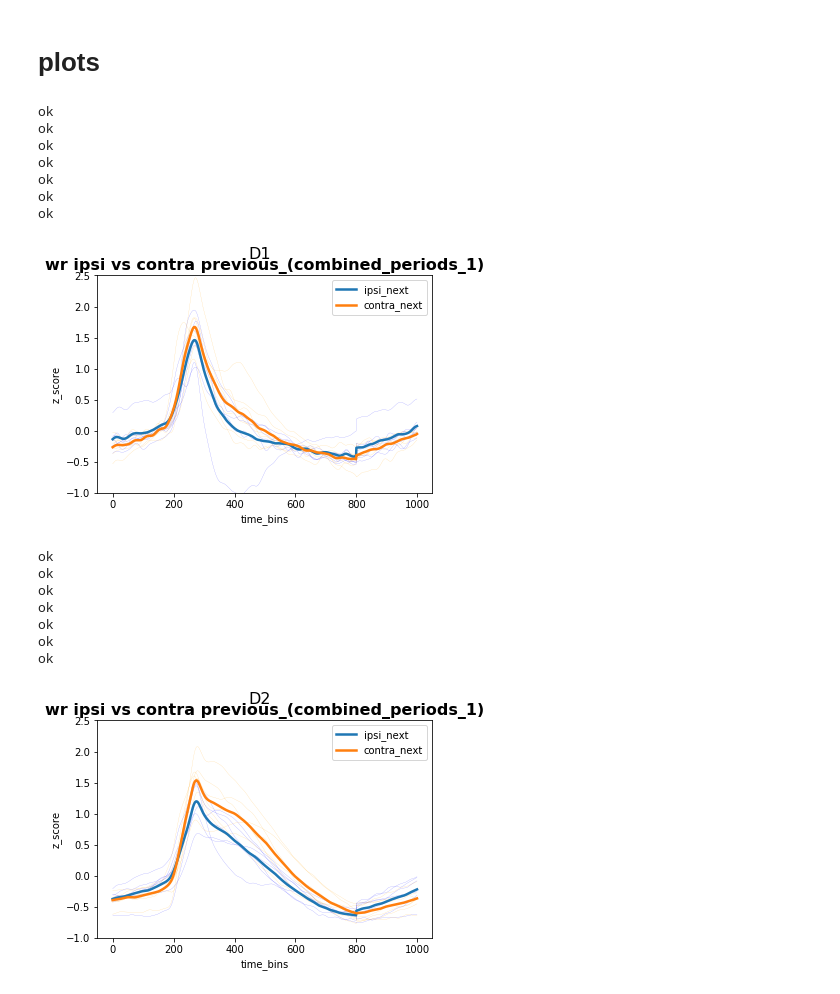
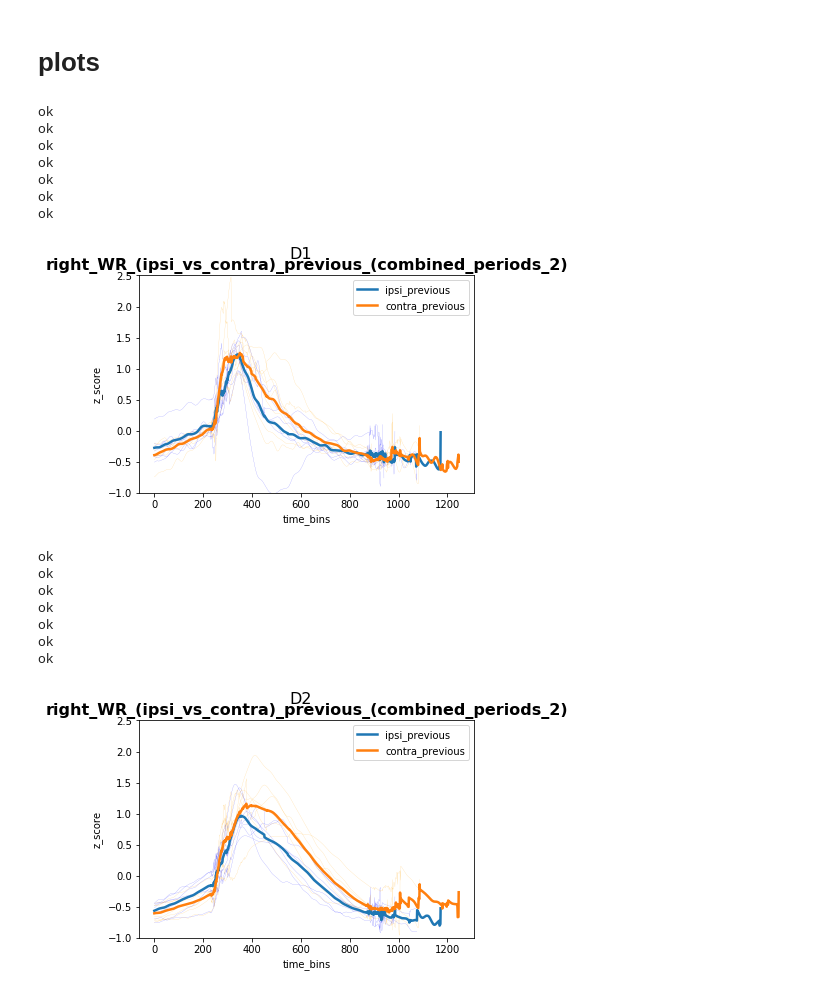
Before and after one commit to gilmandelbaum/analysis-pipeline-for-photometry_ex, a Jupyter notebook: Nb_data_set/1.data_set_lineplot/TestOutPut.ipynb, the cells around one changed output. Drawn from its saved outputs; the diff is of its cells as text; code cells hidden in the pictures.

Commit message:
working on data set analysis

```diff
--- a/Nb_data_set/1.data_set_lineplot/TestOutPut.ipynb
+++ b/Nb_data_set/1.data_set_lineplot/TestOutPut.ipynb
@@ -34,12 +34,12 @@ path_to_load_data = "/Volumes/GilInVivoPaper.large/2.Photometry_in_str/1.lateral
 sessionIndex_perMouse = ['0', '10', '21', '39', '53', '74', '84', '93', '104']
 # %%
 # Parameters
-seq_str = "0a1b2b3b4abcd5a6a7a"
+seq_str = "0a1b2b3b4abcd5a6b7a"
 HowManyBack = 1
 folderName = "right_dual_color_photo_full_data_after_QC"
-path_to_load_data = "/Volumes/GilInVivoPaper.large/2.Photometry_in_str/1.lateral_medial_6_analysis//right_dual_color_photo_full_data_after_QC/0a1b2b3b4abcd5a6a7a"
+path_to_load_data = "/Volumes/GilInVivoPaper.large/2.Photometry_in_str/1.lateral_medial_6_analysis//right_dual_color_photo_full_data_after_QC/0a1b2b3b4abcd5a6b7a"
 sessionIndex_perMouse = ["0", "8", "15", "33", "54", "62", "70", "75"]
-period_of_interest = "combined_periods_1"
+period_of_interest = "combined_periods_2"
 # %% [markdown]
 # folder name of analysis:
 # %%
@@ -254,8 +254,8 @@ def plot_win_or_lose_ipsi_contra_per_mouse(mean_ipsi_contra_per_mouse_data_set,
 
         print ("ok")
 
-    plt.plot(mean_ipsi_contra_per_mouse_data_set[1],linewidth=2.5, label="ipsi_next")
-    plt.plot(mean_ipsi_contra_per_mouse_data_set[3],linewidth=2.5, label="contra_next")
+    plt.plot(mean_ipsi_contra_per_mouse_data_set[1],linewidth=2.5, label="ipsi_previous")
+    plt.plot(mean_ipsi_contra_per_mouse_data_set[3],linewidth=2.5, label="contra_previous")
 
 
     plt.ylim([-1,2.5])
@@ -279,19 +279,19 @@ def plot_win_or_lose_ipsi_contra_per_mouse(mean_ipsi_contra_per_mouse_data_set,
     plt.show()
 # %%
 plot_win_or_lose_ipsi_contra_per_mouse(d1_win_mean_ipsi_contra_per_mouse_data_set,
-                                       "wr ipsi vs contra previous",period_of_interest,"D1",y_axis,cache_dir_plt)
+                                       "right_WR_(ipsi_vs_contra)_previous",period_of_interest,"D1",y_axis,cache_dir_plt)
 # %% [output]
 ok
 ok
 ok
 ok
 ok
 ok
 ok
-[figure, old version]
+[figure, new version]
 # %%
 plot_win_or_lose_ipsi_contra_per_mouse(d2_win_mean_ipsi_contra_per_mouse_data_set,
-                                       "wr ipsi vs contra previous",period_of_interest,"D2",y_axis,cache_dir_plt)
+                                       "right_WR_(ipsi_vs_contra)_previous",period_of_interest,"D2",y_axis,cache_dir_plt)
 # %% [output]
 ok
 ok
@@ -300,6 +300,6 @@ ok
 ok
 ok
 ok
-[figure, old version]
+[figure, new version]
 # %%
 plot_win_or_lose_ipsi_contra_per_mouse(d1_lose_mean_ipsi_contra_per_mouse_data_set,
```
Also changed, not shown: parts of 5 cells of this notebook, 6 other files.
